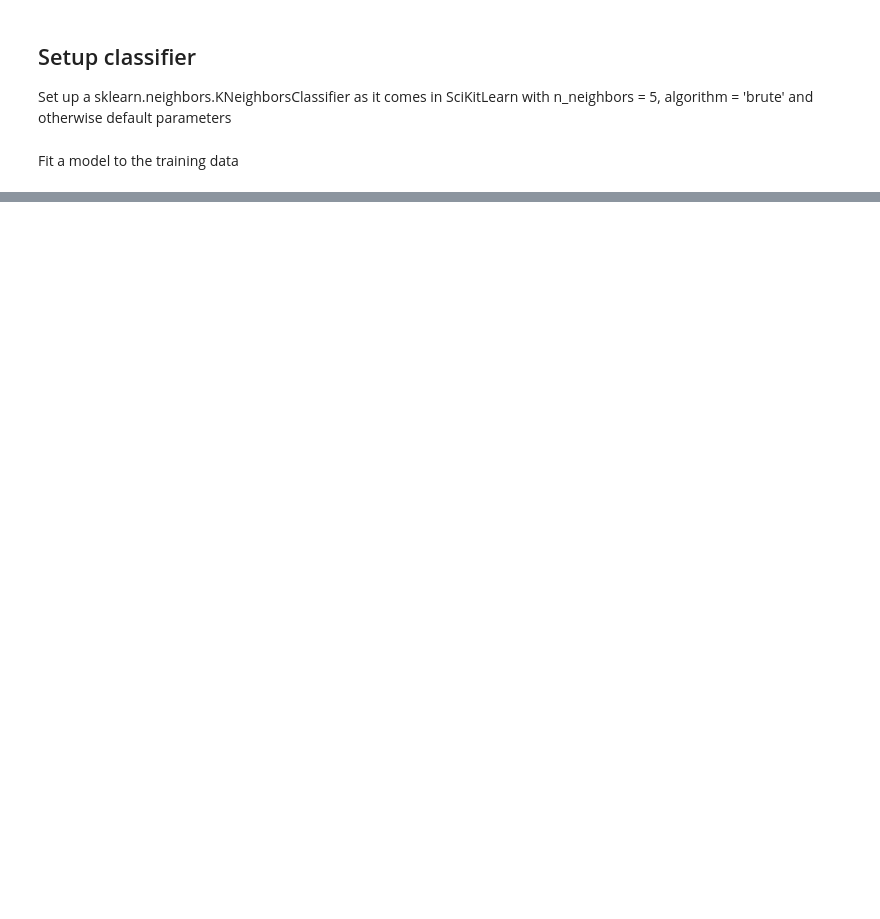
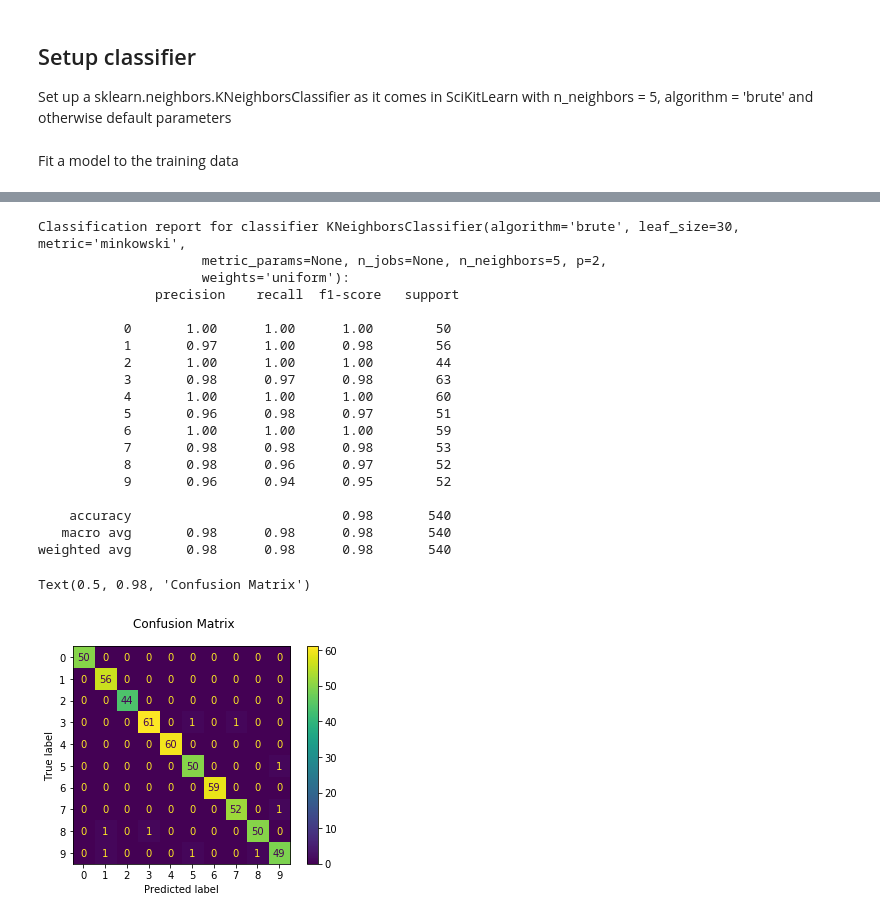
Before and after one commit to tdnghia98/EDAN95_applied_ai_lund, a Jupyter notebook: assignment_1/programming_asignment_1_evaluation_tools.ipynb, the cells around one changed output, grey strips where cells are left out. Drawn from its saved outputs; the diff is of its cells as text; code cells hidden in the pictures; blank space fills up the shorter version.

```diff
--- a/assignment_1/programming_asignment_1_evaluation_tools.ipynb
+++ b/assignment_1/programming_asignment_1_evaluation_tools.ipynb
@@ -71,0 +156,29 @@ Get the nearest neighbors (in this case 5) and the corresponding distances in th
+# %%
+from sklearn import metrics
+
+print('Classification report for classifier %s: \n %s\n' %(neighbors_classifier, metrics.classification_report(y_test, predictions)))
+
+disp = metrics.plot_confusion_matrix(neighbors_classifier, X_test, y_test)
+disp.figure_.suptitle("Confusion Matrix")
+# %% [output]
+Classification report for classifier KNeighborsClassifier(algorithm='brute', leaf_size=30, metric='minkowski',
+                     metric_params=None, n_jobs=None, n_neighbors=5, p=2,
+                     weights='uniform'):
+               precision    recall  f1-score   support
+
+           0       1.00      1.00      1.00        50
+           1       0.97      1.00      0.98        56
+           2       1.00      1.00      1.00        44
+           3       0.98      0.97      0.98        63
+           4       1.00      1.00      1.00        60
+           5       0.96      0.98      0.97        51
+           6       1.00      1.00      1.00        59
+           7       0.98      0.98      0.98        53
+           8       0.98      0.96      0.97        52
+           9       0.96      0.94      0.95        52
+
+    accuracy                           0.98       540
+   macro avg       0.98      0.98      0.98       540
+weighted avg       0.98      0.98      0.98       540
+Text(0.5, 0.98, 'Confusion Matrix')
+[figure, added]
```
Also changed, not shown: parts of 22 cells of this notebook.
